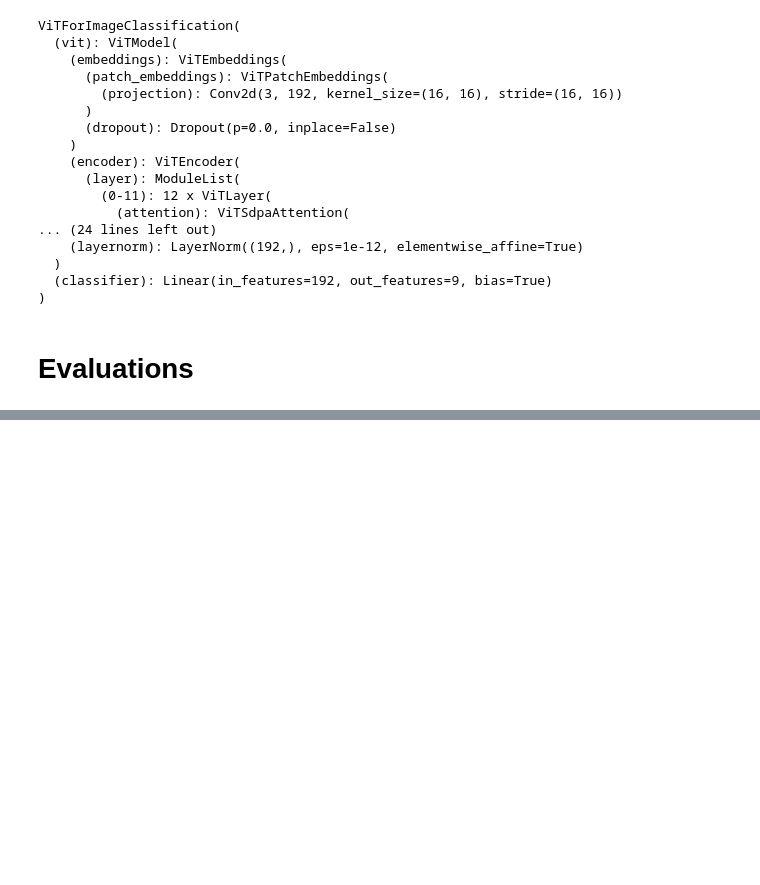
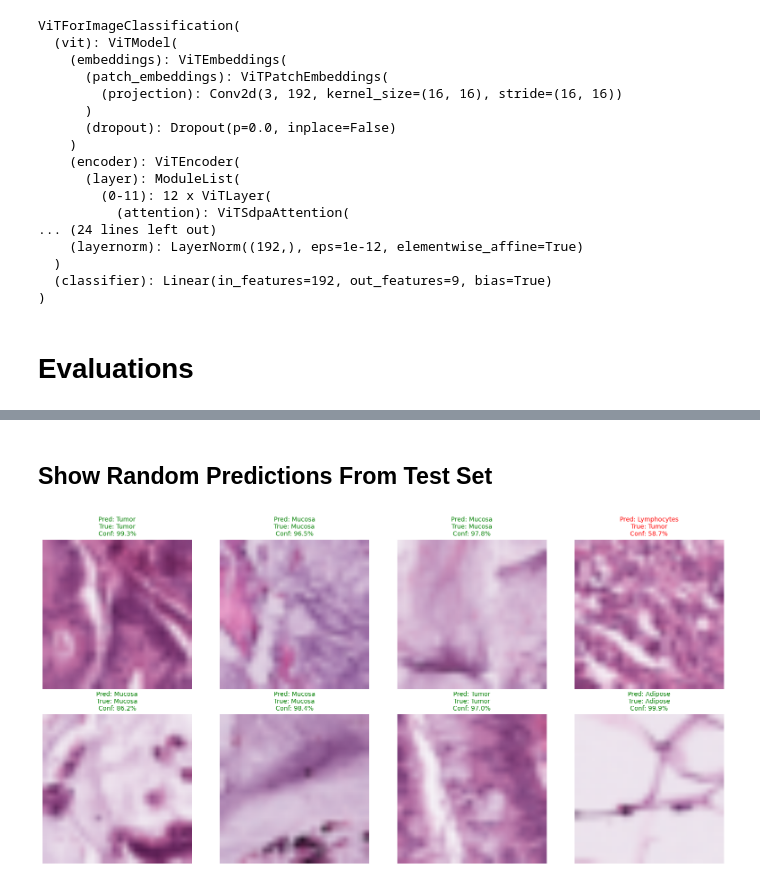
Before and after one commit to kozoB/vit-pathmnist-classifier, a Jupyter notebook: ViT_Medical_Imaging_Project.ipynb, the cells around one changed output, grey strips where cells are left out. Cells and saved outputs as stored; diff of their text form; code cells hidden in the pictures; blank space fills up the shorter version.

```diff
--- a/ViT_Medical_Imaging_Project.ipynb
+++ b/ViT_Medical_Imaging_Project.ipynb
@@ -336,0 +425,2 @@ Macro ROC-AUC: 0.9935
+# %% [markdown]
+## Show Random Predictions From Test Set
@@ -336,0 +471,4 @@ Macro ROC-AUC: 0.9935
+# %%
+show_predictions(model, test_loader, num_samples=8)
+# %% [output]
+[figure, added]
```
Also changed, not shown: parts of 21 cells of this notebook.
